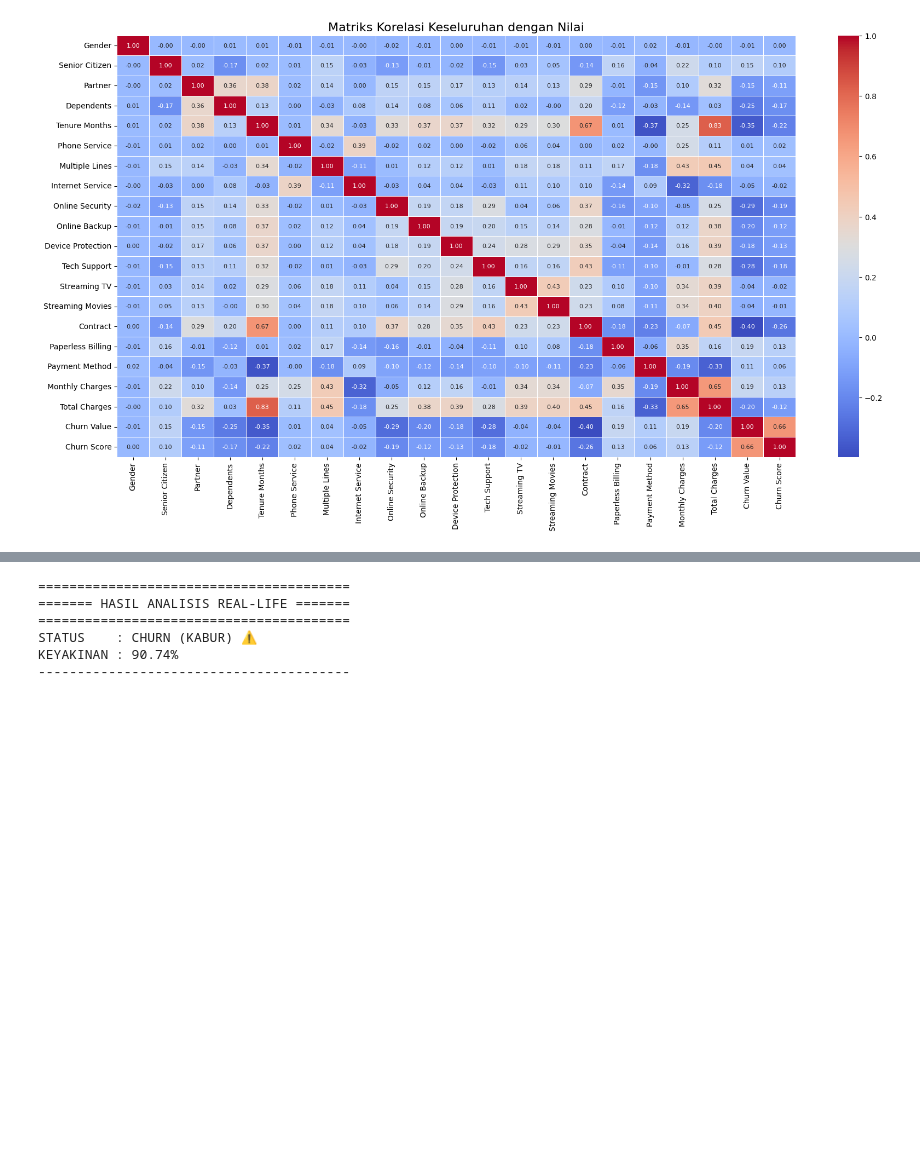
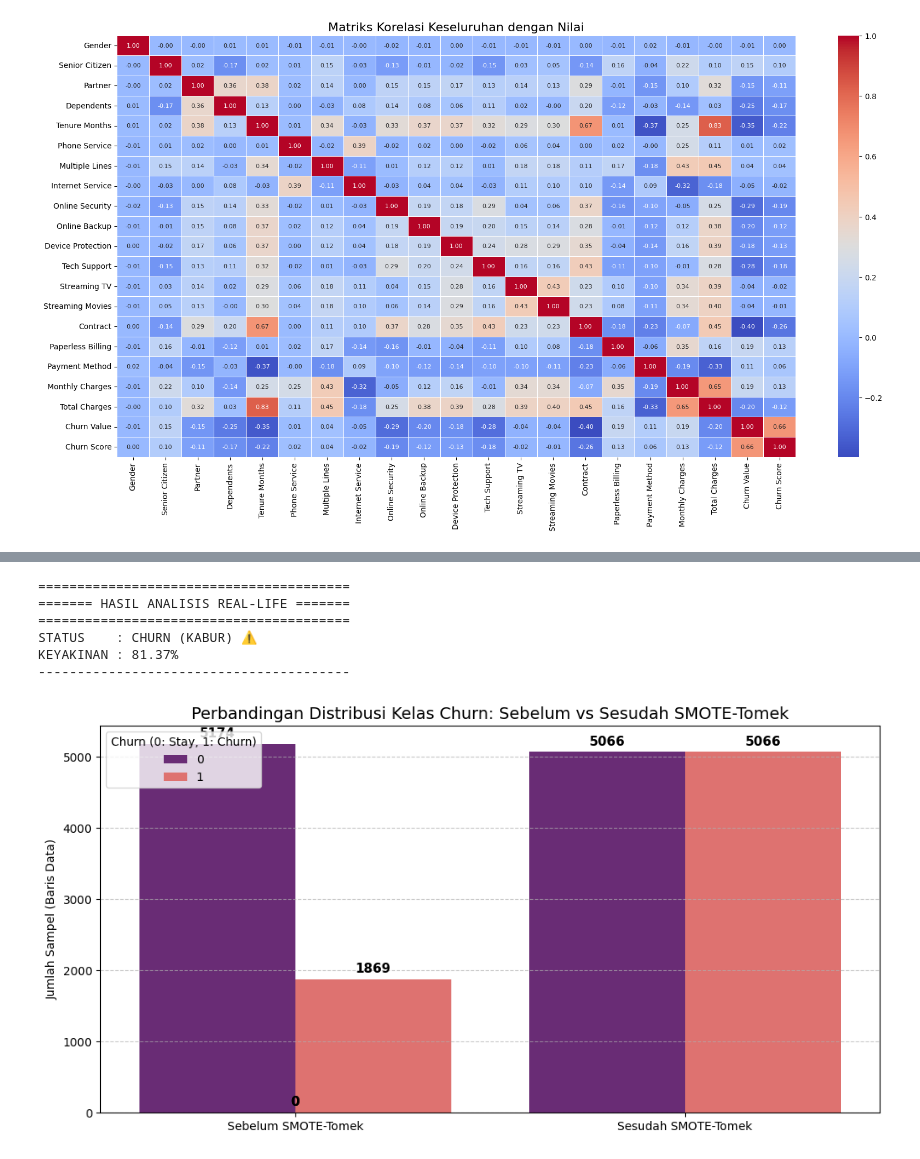
Before and after one commit to IqraJr/Telco_customer_churn, a Jupyter notebook: tugaskecil.ipynb, the cells around one changed output, grey strips where cells are left out. Saved outputs shown, nothing was run; the diff lists cells and outputs as text; code cells hidden in the pictures; blank space fills up the shorter version.

```diff
--- a/tugaskecil.ipynb
+++ b/tugaskecil.ipynb
@@ -324,7 +345,7 @@ data_gray_1 = {
     'Payment Method': 1,      # Mailed Check
     'Monthly Charges': 65.00, # Harga Standar
     'Total Charges': 298.00,
-    'Churn Score': 90
+    'Churn Score': 85
 }
 
 prediksi_pelanggan_baru(data_gray_1, best_model, scaler, X.columns.tolist())
@@ -333,5 +354,42 @@ prediksi_pelanggan_baru(data_gray_1, best_model, scaler, X.columns.tolist())
 ======= HASIL ANALISIS REAL-LIFE =======
 ========================================
 STATUS    : CHURN (KABUR) ⚠️
-KEYAKINAN : 90.74%
+KEYAKINAN : 81.37%
 ----------------------------------------
+# %%
+smt = SMOTETomek(random_state=42)
+X_res, y_res = smt.fit_resample(X, y)
+
+# 2. Menyiapkan data untuk plotting
+data_sebelum = pd.Series(y).value_counts().reset_index()
+data_sebelum.columns = ['Churn', 'Jumlah']
+data_sebelum['Tahap'] = 'Sebelum SMOTE-Tomek'
+
+data_sesudah = pd.Series(y_res).value_counts().reset_index()
+data_sesudah.columns = ['Churn', 'Jumlah']
+data_sesudah['Tahap'] = 'Sesudah SMOTE-Tomek'
+
+# Gabungkan keduanya
+df_visual = pd.concat([data_sebelum, data_sesudah])
+
+# 3. Membuat Grafik
+plt.figure(figsize=(12, 6))
+ax = sns.barplot(x='Tahap', y='Jumlah', hue='Churn', data=df_visual, palette='magma')
+
+# Menambahkan angka di atas bar
+for p in ax.patches:
+    ax.annotate(f'{int(p.get_height())}',
+                (p.get_x() + p.get_width() / 2., p.get_height()),
+                ha = 'center', va = 'center',
+                xytext = (0, 9),
+                textcoords = 'offset points',
+                fontsize=11, fontweight='bold')
+
+plt.title('Perbandingan Distribusi Kelas Churn: Sebelum vs Sesudah SMOTE-Tomek', fontsize=14)
+plt.ylabel('Jumlah Sampel (Baris Data)')
+plt.xlabel('')
+plt.legend(title='Churn (0: Stay, 1: Churn)', loc='upper left')
+plt.grid(axis='y', linestyle='--', alpha=0.7)
+plt.show()
+# %% [output]
+[figure, added]
```
Also changed, not shown: parts of 5 cells of this notebook, 5 other files.
